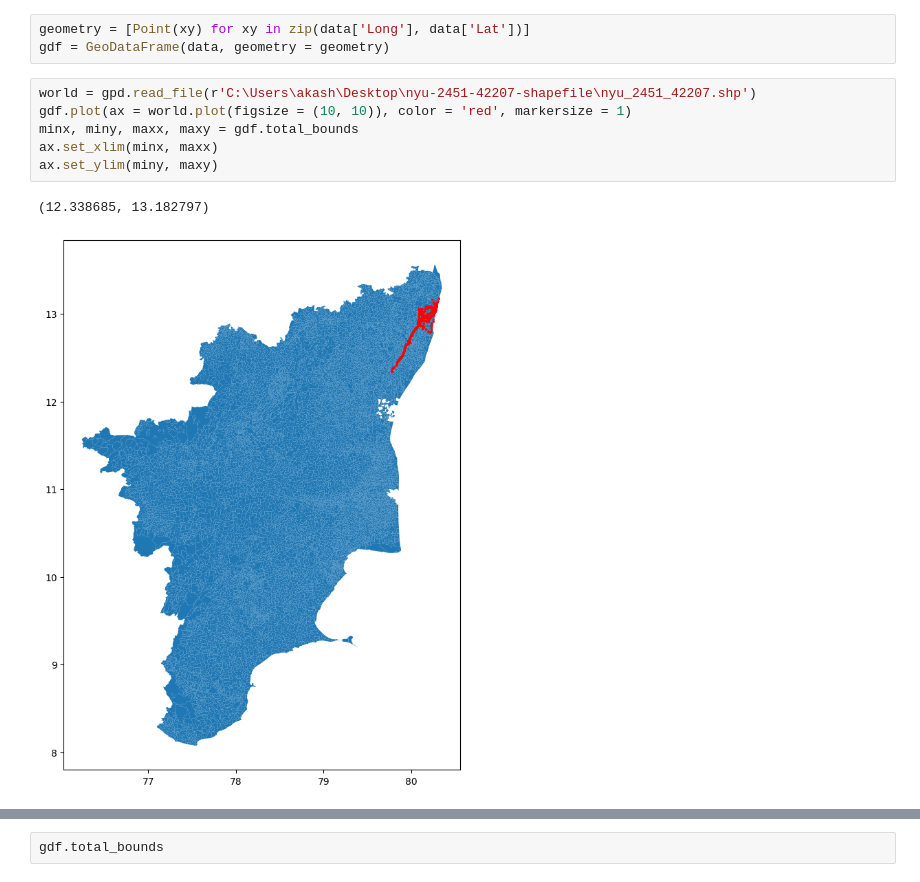
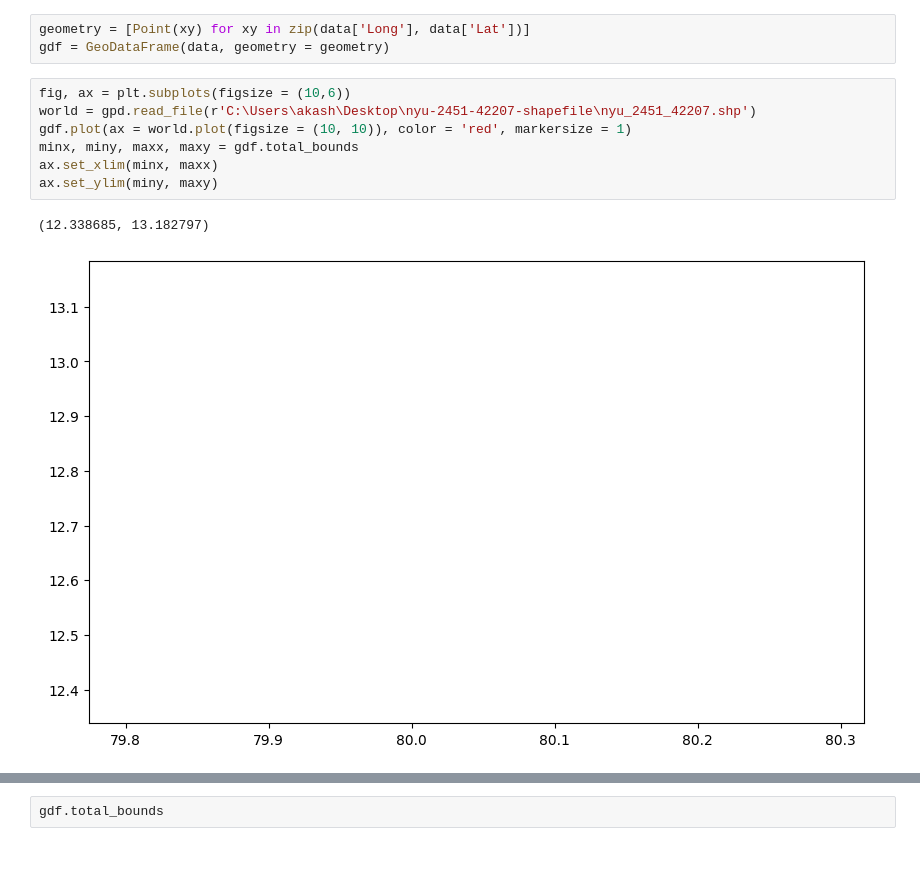
Before and after one commit to akashrai2003/Team-TrailBlazers, a Jupyter notebook: unnati_phase1_data_revised/intel2.ipynb, the cells around one changed output, grey strips where cells are left out. Saved outputs shown, nothing was run; the diff lists cells and outputs as text.

```diff
--- a/unnati_phase1_data_revised/intel2.ipynb
+++ b/unnati_phase1_data_revised/intel2.ipynb
@@ -213,11 +105,12 @@ from shapely.geometry import Point
 geometry = [Point(xy) for xy in zip(data['Long'], data['Lat'])]
 gdf = GeoDataFrame(data, geometry = geometry)
 # %%
+fig, ax = plt.subplots(figsize = (10,6))
 world = gpd.read_file(r'C:\Users\akash\Desktop\nyu-2451-42207-shapefile\nyu_2451_42207.shp')
 gdf.plot(ax = world.plot(figsize = (10, 10)), color = 'red', markersize = 1)
 minx, miny, maxx, maxy = gdf.total_bounds
 ax.set_xlim(minx, maxx)
 ax.set_ylim(miny, maxy)
 # %% [output]
 (12.338685, 13.182797)
-[figure, old version]
+[figure, new version]
```
Also changed, not shown: parts of 53 cells of this notebook, 6 other files.
